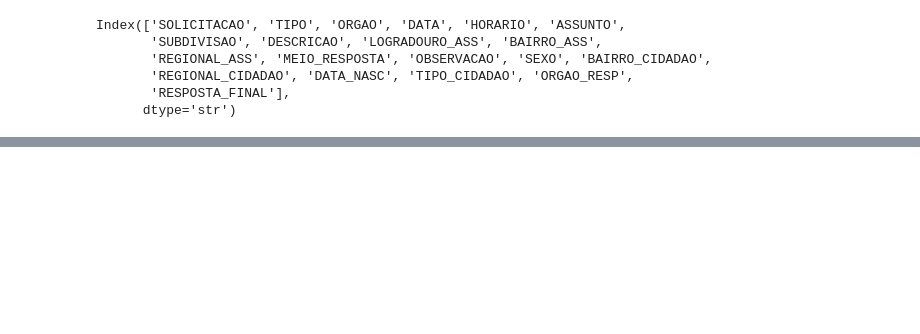
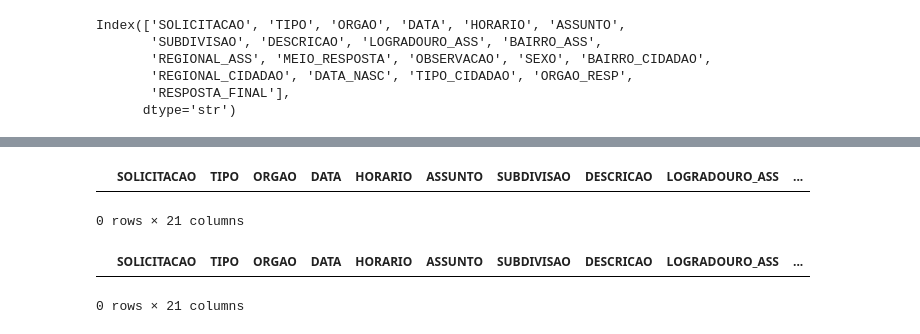
Before and after one commit to gefgu/bd2, a Jupyter notebook: notebooks/tira_duplicadas.ipynb, the cells around one changed output, grey strips where cells are left out. Cells and saved outputs as stored; diff of their text form; code cells hidden in the pictures; blank space fills up the shorter version.

```diff
--- a/notebooks/tira_duplicadas.ipynb
+++ b/notebooks/tira_duplicadas.ipynb
@@ -2,6 +2,6 @@
 import pandas as pd
 import glob
 # %%
-files = glob.glob('../dados/selected/*.csv')
+files = sorted(glob.glob('../dados/selected/*.csv'))
 files
 # %% [output]
@@ -25,9 +29,9 @@ files
 # %%
-df = pd.read_csv(files[0], sep=';', encoding="latin1", on_bad_lines="skip")
+df = pd.read_csv(files[0], sep=';', encoding="latin1", on_bad_lines="skip", dtype="string")
 
 for file in files[1:]:
     try:
-        df_temp = pd.read_csv(file, sep=';', encoding="latin1",  on_bad_lines="skip")
+        df_temp = pd.read_csv(file, sep=';', encoding="latin1", on_bad_lines="skip", dtype="string")
     except Exception as e:
         print(f"Erro ao ler o arquivo {file}: {e}")
         continue
@@ -111,0 +120,5 @@ df_clean_no_dups
+# %%
+df_clean_no_dups[df_clean_no_dups["SOLICITACAO"].isna()]
+# %% [output]
+|  | SOLICITACAO | TIPO | ORGAO | DATA | HORARIO | ASSUNTO | SUBDIVISAO | DESCRICAO | LOGRADOURO_ASS | ... |
+0 rows × 21 columns
@@ -111,0 +135,5 @@ df_clean_no_dups
+# %%
+df_clean_no_dups[df_clean_no_dups["SOLICITACAO"].isna()]
+# %% [output]
+|  | SOLICITACAO | TIPO | ORGAO | DATA | HORARIO | ASSUNTO | SUBDIVISAO | DESCRICAO | LOGRADOURO_ASS | ... |
+0 rows × 21 columns
```
Also changed, not shown: parts of 39 cells of this notebook, 1 other file.
